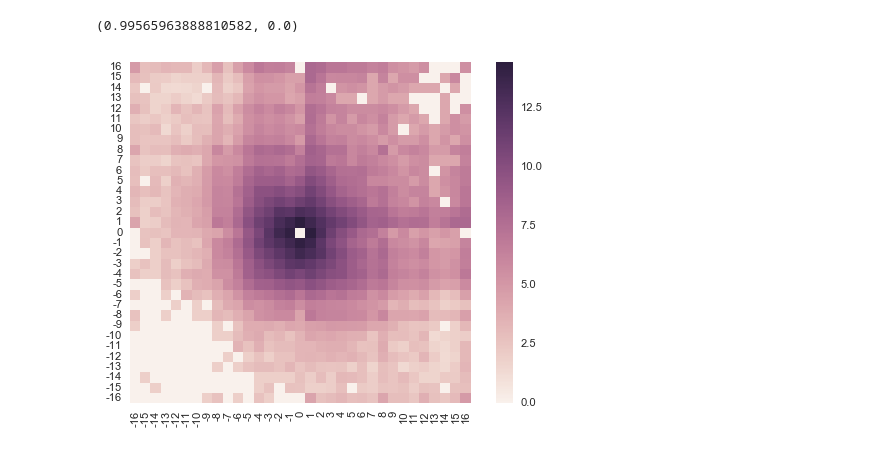
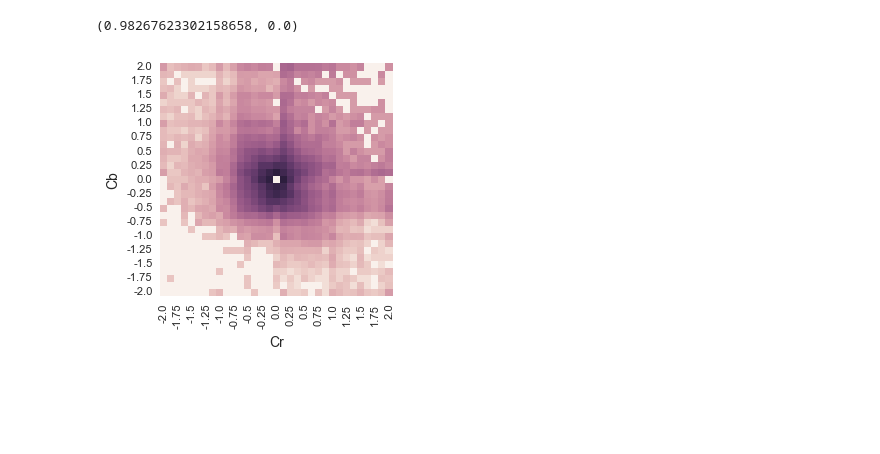
Before and after one commit to barrbrain/AV1-CfL-Proposal, a Jupyter notebook: Chroma from Luma signalling.ipynb, the cells around one changed output. Saved outputs shown, nothing was run; the diff lists cells and outputs as text; code cells hidden in the pictures; blank space fills up the shorter version.

```diff
--- a/Chroma from Luma signalling.ipynb
+++ b/Chroma from Luma signalling.ipynb
@@ -93,8 +86,6 @@ sns.heatmap(log1p_norm[::-1], square=True);
-# %%
-alpha_norm_symm = (alpha_norm + alpha_norm.T) * .5
-log1p_norm_symm = pd.DataFrame(np.log1p(alpha_norm_symm), index=range(-16, 17), columns=range(-16, 17))
-sns.heatmap(log1p_norm_symm[::-1], square=True);
-stats.pearsonr(alpha_norm.ravel(), alpha_norm_symm.ravel())
-# %% [output]
-(0.99565963888810582, 0.0)
-[figure, removed]
+# %%
+plot_pair_density(alpha_norm, 'uv_alpha_norm_prob')
+stats.pearsonr(alpha_norm.ravel(), alpha_norm.T.ravel())
+# %% [output]
+(0.98267623302158658, 0.0)
+[figure, added]
```
Also changed, not shown: parts of 9 cells of this notebook, 4 other files.
